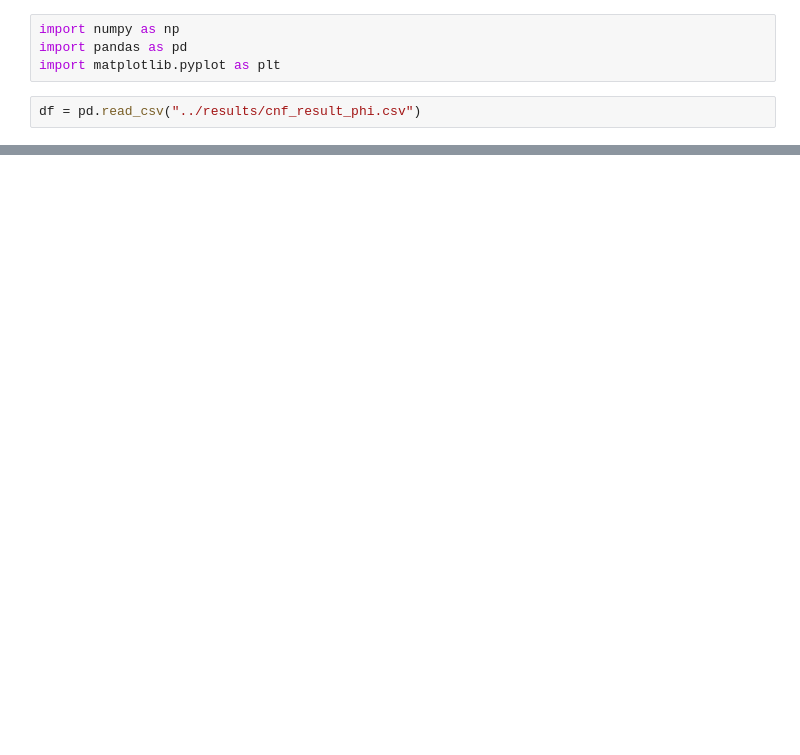
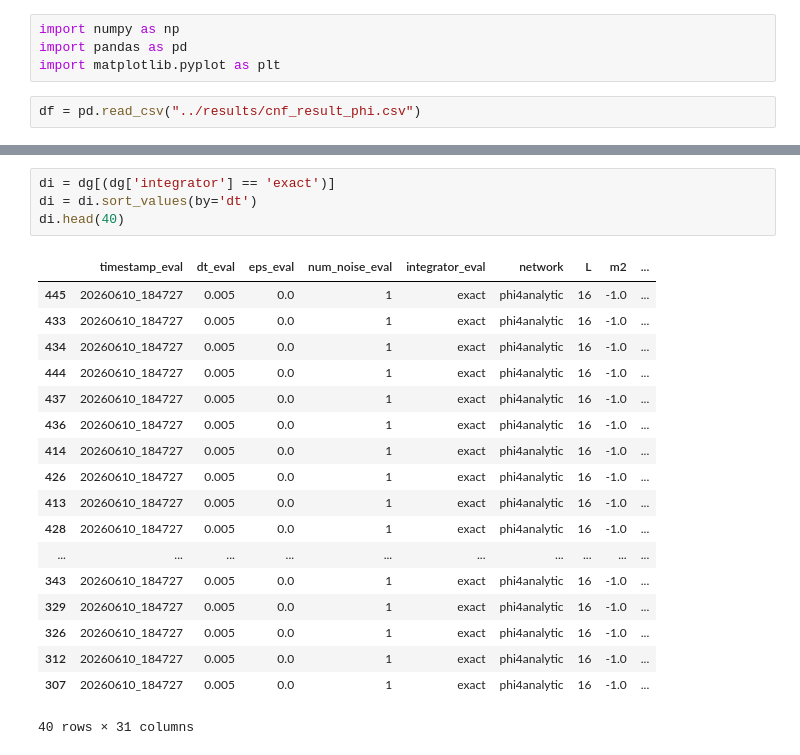
Before and after one commit to Satriawidy/unbiased_cnf, a Jupyter notebook: notebooks/analysis.ipynb, the cells around one changed output, grey strips where cells are left out. Drawn from its saved outputs; the diff is of its cells as text; blank space fills up the shorter version.

```diff
--- a/notebooks/analysis.ipynb
+++ b/notebooks/analysis.ipynb
@@ -47,3 +125,26 @@ plt.show()
+# %%
+di = dg[(dg['integrator'] == 'exact')]
+di = di.sort_values(by='dt')
+di.head(40)
+# %% [output]
+|  | timestamp_eval | dt_eval | eps_eval | num_noise_eval | integrator_eval | network | L | m2 | ... |
+| 445 | 20260610_184727 | 0.005 | 0.0 | 1 | exact | phi4analytic | 16 | -1.0 | ... |
+| 433 | 20260610_184727 | 0.005 | 0.0 | 1 | exact | phi4analytic | 16 | -1.0 | ... |
+| 434 | 20260610_184727 | 0.005 | 0.0 | 1 | exact | phi4analytic | 16 | -1.0 | ... |
+| 444 | 20260610_184727 | 0.005 | 0.0 | 1 | exact | phi4analytic | 16 | -1.0 | ... |
+| 437 | 20260610_184727 | 0.005 | 0.0 | 1 | exact | phi4analytic | 16 | -1.0 | ... |
+| 436 | 20260610_184727 | 0.005 | 0.0 | 1 | exact | phi4analytic | 16 | -1.0 | ... |
+| 414 | 20260610_184727 | 0.005 | 0.0 | 1 | exact | phi4analytic | 16 | -1.0 | ... |
+| 426 | 20260610_184727 | 0.005 | 0.0 | 1 | exact | phi4analytic | 16 | -1.0 | ... |
+| 413 | 20260610_184727 | 0.005 | 0.0 | 1 | exact | phi4analytic | 16 | -1.0 | ... |
+| 428 | 20260610_184727 | 0.005 | 0.0 | 1 | exact | phi4analytic | 16 | -1.0 | ... |
+| ... | ... | ... | ... | ... | ... | ... | ... | ... | ... |
+| 343 | 20260610_184727 | 0.005 | 0.0 | 1 | exact | phi4analytic | 16 | -1.0 | ... |
+| 329 | 20260610_184727 | 0.005 | 0.0 | 1 | exact | phi4analytic | 16 | -1.0 | ... |
+| 326 | 20260610_184727 | 0.005 | 0.0 | 1 | exact | phi4analytic | 16 | -1.0 | ... |
+| 312 | 20260610_184727 | 0.005 | 0.0 | 1 | exact | phi4analytic | 16 | -1.0 | ... |
+| 307 | 20260610_184727 | 0.005 | 0.0 | 1 | exact | phi4analytic | 16 | -1.0 | ... |
+40 rows × 31 columns
 # %%
 dg = df[df['L'] == 8]
 
```
Also changed, not shown: parts of 7 cells of this notebook.
